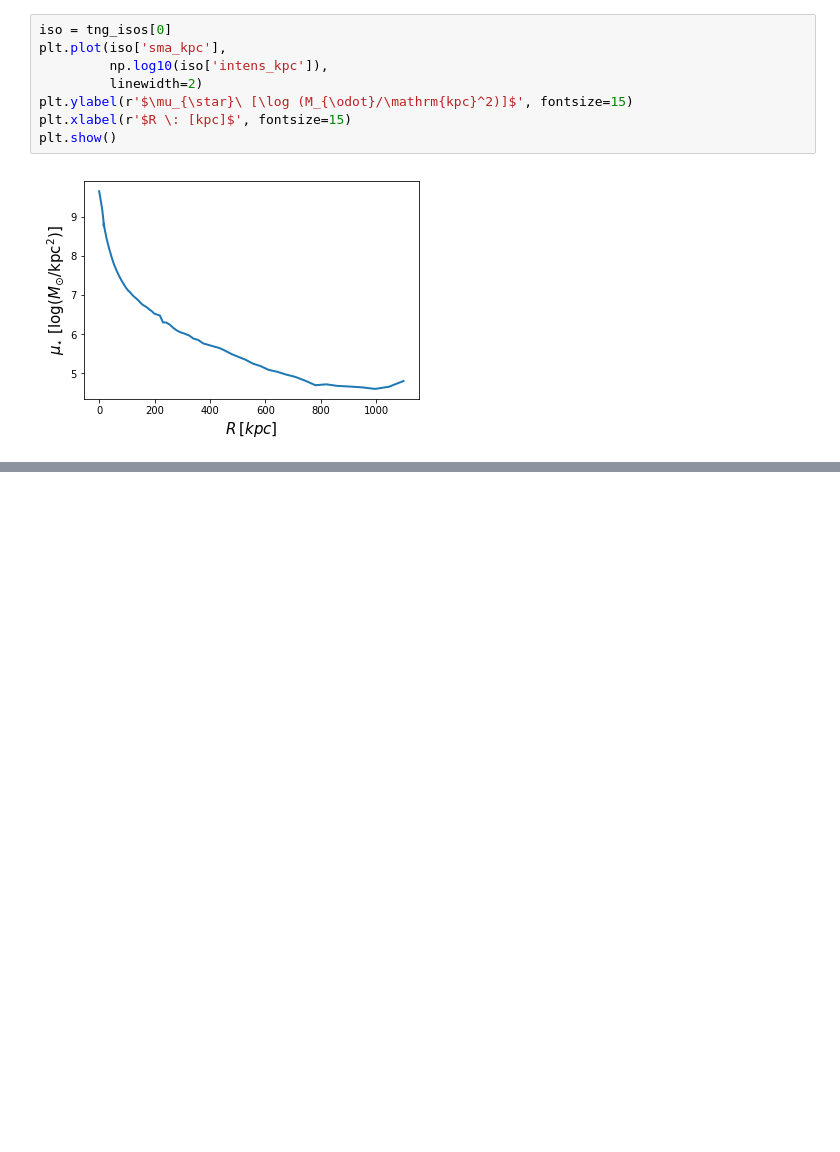
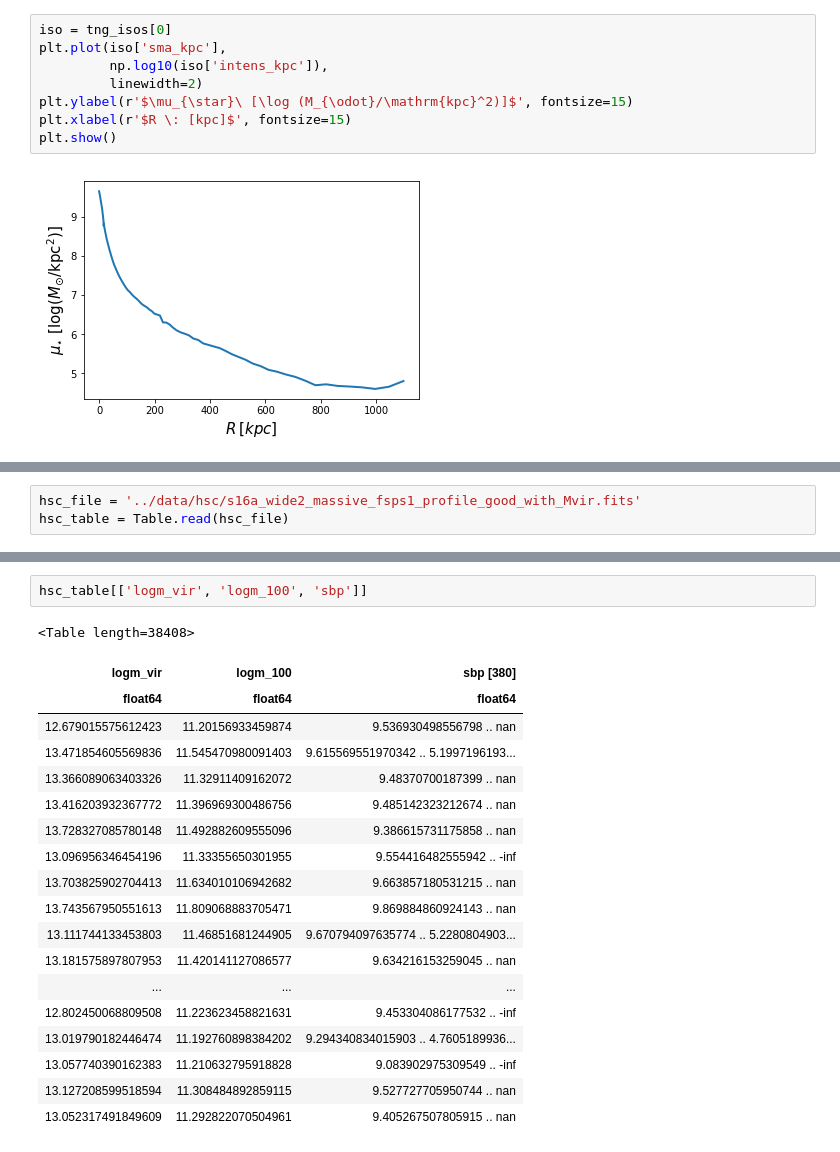
Before and after one commit to f-ardila/reaching_for_the_edge, a Jupyter notebook: notebooks/data_read_example.ipynb, the cells around one changed output, grey strips where cells are left out. Drawn from its saved outputs; the diff is of its cells as text; blank space fills up the shorter version.

```diff
--- a/notebooks/data_read_example.ipynb
+++ b/notebooks/data_read_example.ipynb
@@ -112,0 +117,3 @@ plt.show()
+# %%
+hsc_file = '../data/hsc/s16a_wide2_massive_fsps1_profile_good_with_Mvir.fits'
+hsc_table = Table.read(hsc_file)
@@ -112,0 +140,22 @@ plt.show()
+# %%
+hsc_table[['logm_vir', 'logm_100', 'sbp']]
+# %% [output]
+<Table length=38408>
+| logm_vir | logm_100 | sbp [380] |
+| float64 | float64 | float64 |
+| 12.679015575612423 | 11.20156933459874 | 9.536930498556798 .. nan |
+| 13.471854605569836 | 11.545470980091403 | 9.615569551970342 .. 5.1997196193... |
+| 13.366089063403326 | 11.32911409162072 | 9.48370700187399 .. nan |
+| 13.416203932367772 | 11.396969300486756 | 9.485142323212674 .. nan |
+| 13.728327085780148 | 11.492882609555096 | 9.386615731175858 .. nan |
+| 13.096956346454196 | 11.33355650301955 | 9.554416482555942 .. -inf |
+| 13.703825902704413 | 11.634010106942682 | 9.663857180531215 .. nan |
+| 13.743567950551613 | 11.809068883705471 | 9.869884860924143 .. nan |
+| 13.111744133453803 | 11.46851681244905 | 9.670794097635774 .. 5.2280804903... |
+| 13.181575897807953 | 11.420141127086577 | 9.634216153259045 .. nan |
+| ... | ... | ... |
+| 12.802450068809508 | 11.223623458821631 | 9.453304086177532 .. -inf |
+| 13.019790182446474 | 11.192760898384202 | 9.294340834015903 .. 4.7605189936... |
+| 13.057740390162383 | 11.210632795918828 | 9.083902975309549 .. -inf |
+| 13.127208599518594 | 11.308484892859115 | 9.527727705950744 .. nan |
+| 13.052317491849609 | 11.292822070504961 | 9.405267507805915 .. nan |
```
Also changed, not shown: parts of 7 cells of this notebook.
